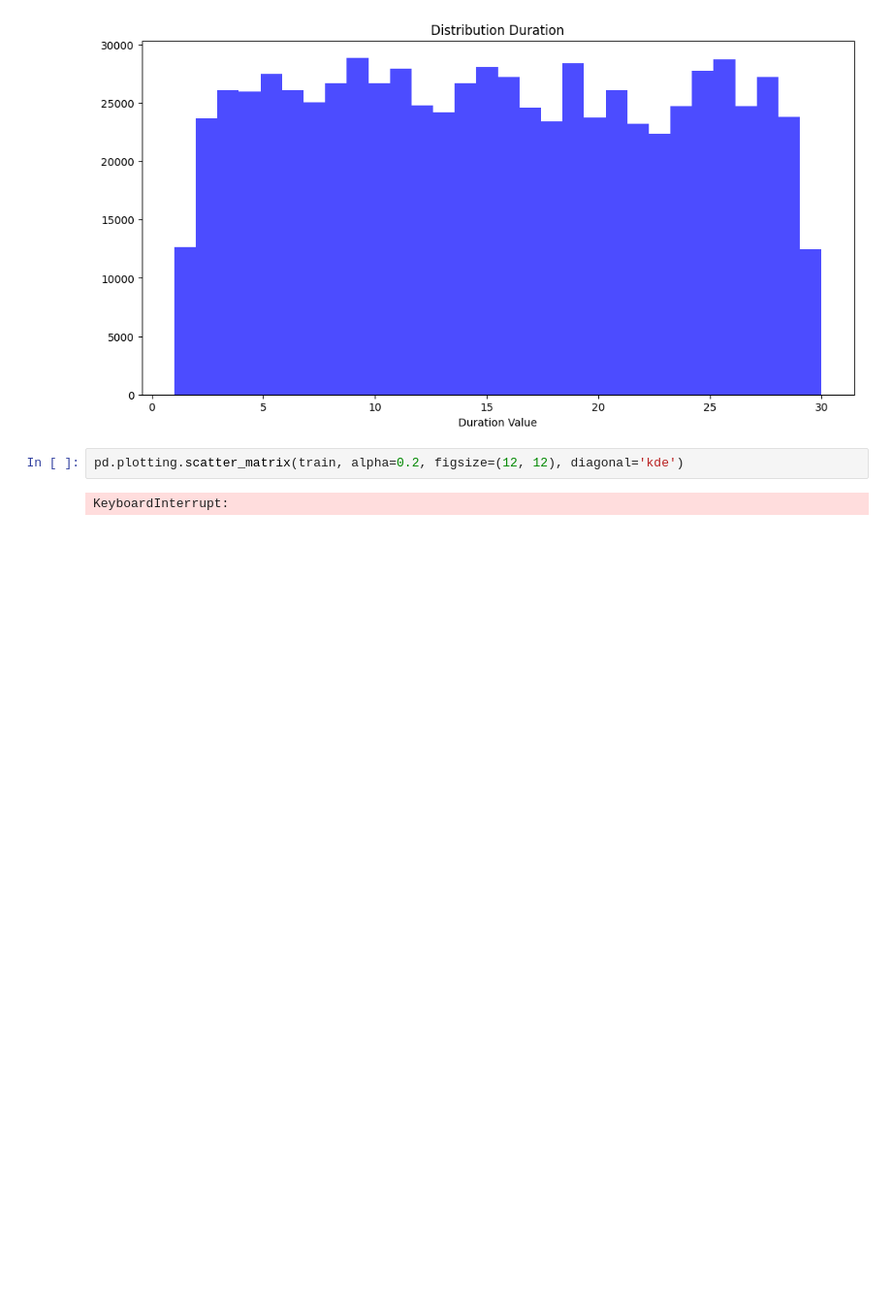
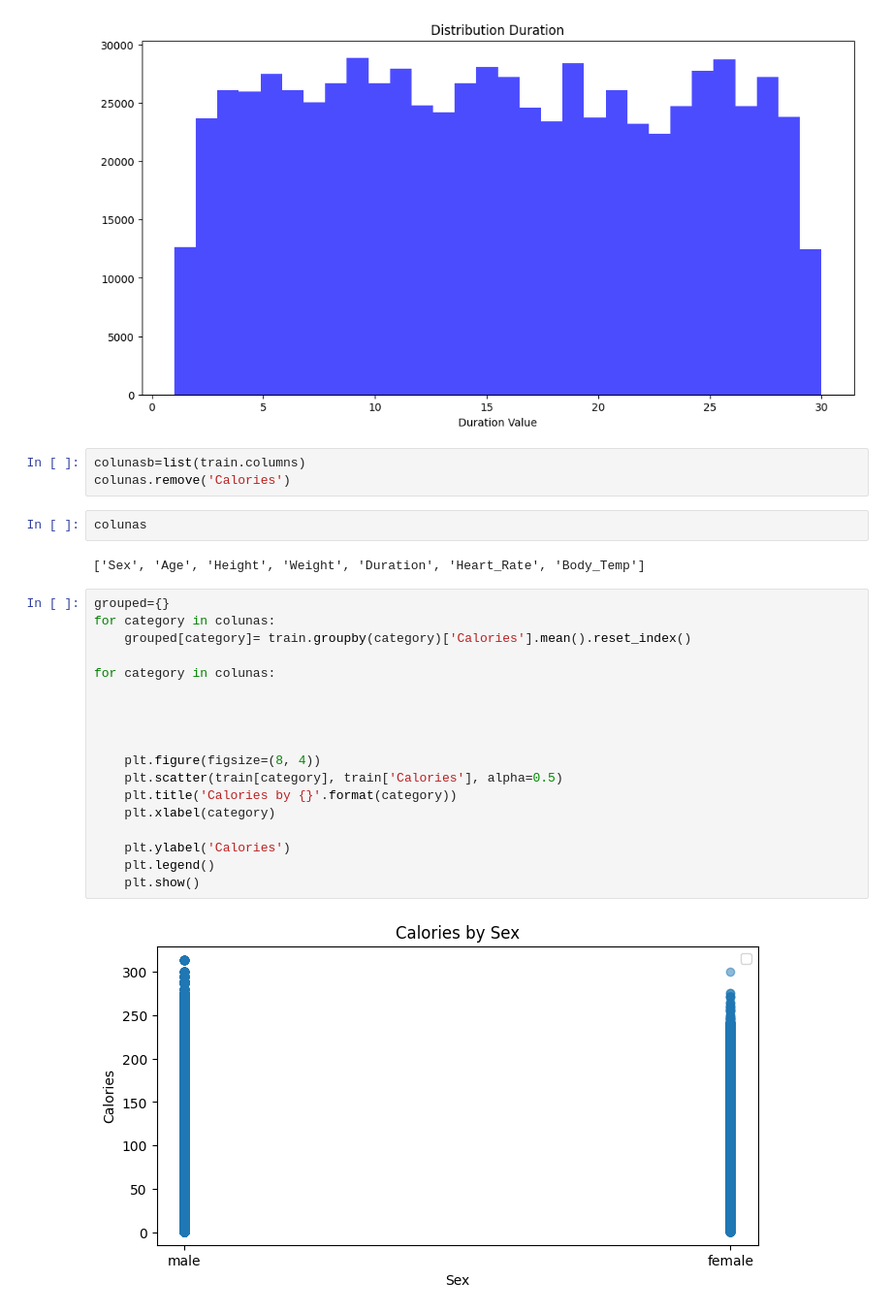
Before and after one commit to Gpiratelo25/PredictCalories, a Jupyter notebook: PrimeiraVersao.ipynb, the cells around one changed output. Shown at 97% size. Drawn from its saved outputs; the diff is of its cells as text; blank space fills up the shorter version.

```diff
--- a/PrimeiraVersao.ipynb
+++ b/PrimeiraVersao.ipynb
@@ -98,7 +98,30 @@ plt.hist(train['Duration'], bins=30, color='blue', alpha=0.7)
 plt.xlabel('Duration Value');
 # %% [output]
 [figure]
-# %%
-pd.plotting.scatter_matrix(train, alpha=0.2, figsize=(12, 12), diagonal='kde')
-# %% [output]
-KeyboardInterrupt:
+# %%
+colunasb=list(train.columns)
+colunas.remove('Calories')
+# %%
+colunas
+# %% [output]
+['Sex', 'Age', 'Height', 'Weight', 'Duration', 'Heart_Rate', 'Body_Temp']
+# %%
+grouped={}
+for category in colunas:
+    grouped[category]= train.groupby(category)['Calories'].mean().reset_index()
+
+for category in colunas:
+
+
+
+
+    plt.figure(figsize=(8, 4))
+    plt.scatter(train[category], train['Calories'], alpha=0.5)
+    plt.title('Calories by {}'.format(category))
+    plt.xlabel(category)
+
+    plt.ylabel('Calories')
+    plt.legend()
+    plt.show()
+# %% [output]
+[figure, added]
```
Also changed, not shown: parts of 1 cell of this notebook.
